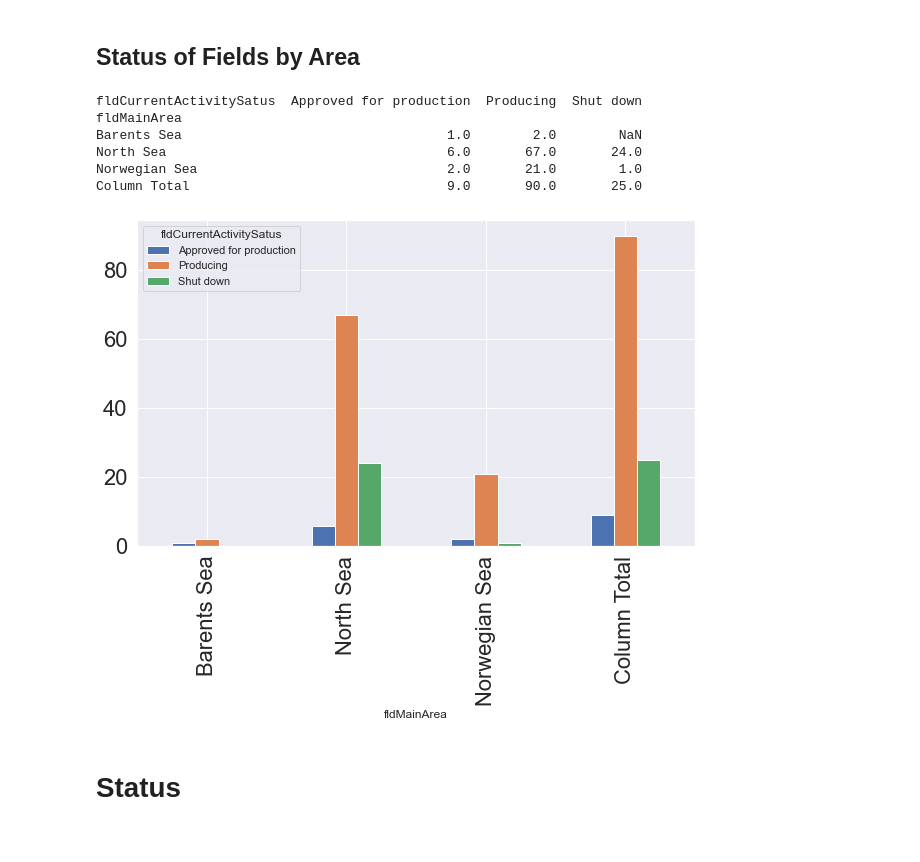
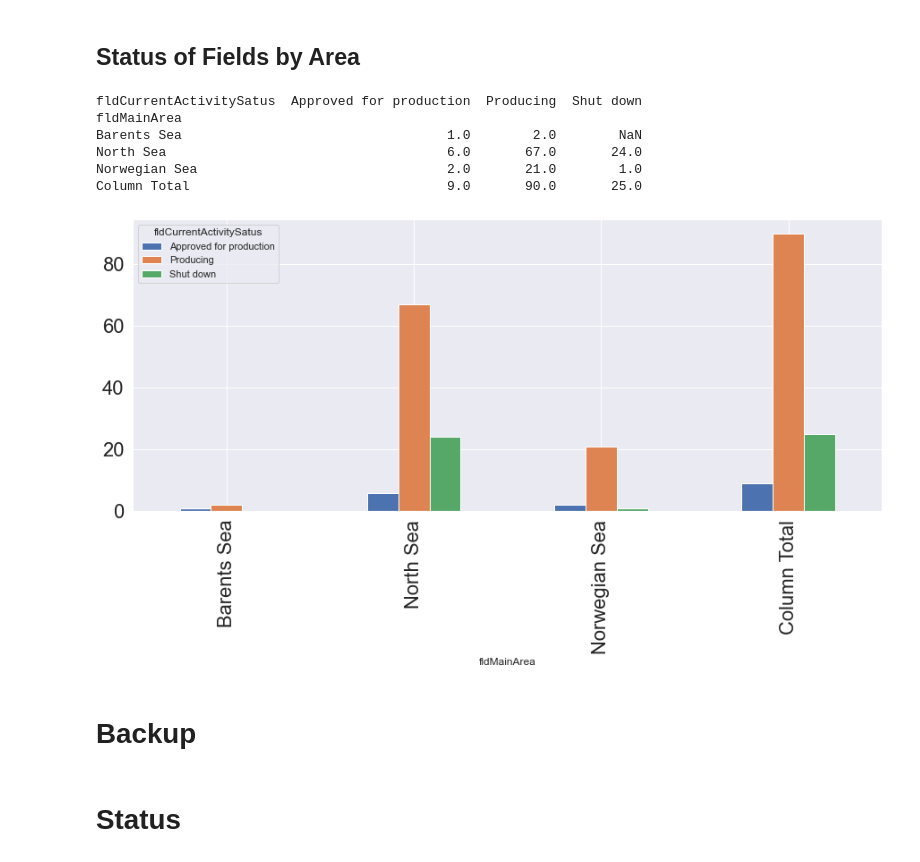
Before and after one commit to ABDunbar/NPD-Fields, a Jupyter notebook: Field.ipynb, the cells around one changed output. Drawn from its saved outputs; the diff is of its cells as text; code cells hidden in the pictures.

```diff
--- a/Field.ipynb
+++ b/Field.ipynb
@@ -231,17 +212,19 @@ Number of shut down fields: 22
 # %%
 data = overview.groupby(['fldMainArea', 'fldCurrentActivitySatus']).size().unstack()
 data.loc['Column Total'] = data.sum(numeric_only=True, axis=0)
 print(data)
-data.plot(kind='bar', figsize=(10,6), fontsize=22)
-plt.show()
+data.plot(kind='bar', figsize=(15,6), fontsize=22)
+plt.savefig('Fields by Area.png'); plt.show()
 # %% [output]
 fldCurrentActivitySatus  Approved for production  Producing  Shut down
 fldMainArea
 Barents Sea                                  1.0        2.0        NaN
 North Sea                                    6.0       67.0       24.0
 Norwegian Sea                                2.0       21.0        1.0
 Column Total                                 9.0       90.0       25.0
-[figure, old version]
+[figure, new version]
+# %% [markdown]
+# Backup
 # %% [markdown]
 # Status
 # %%
```
Also changed, not shown: parts of 32 cells of this notebook, 1 other file.
